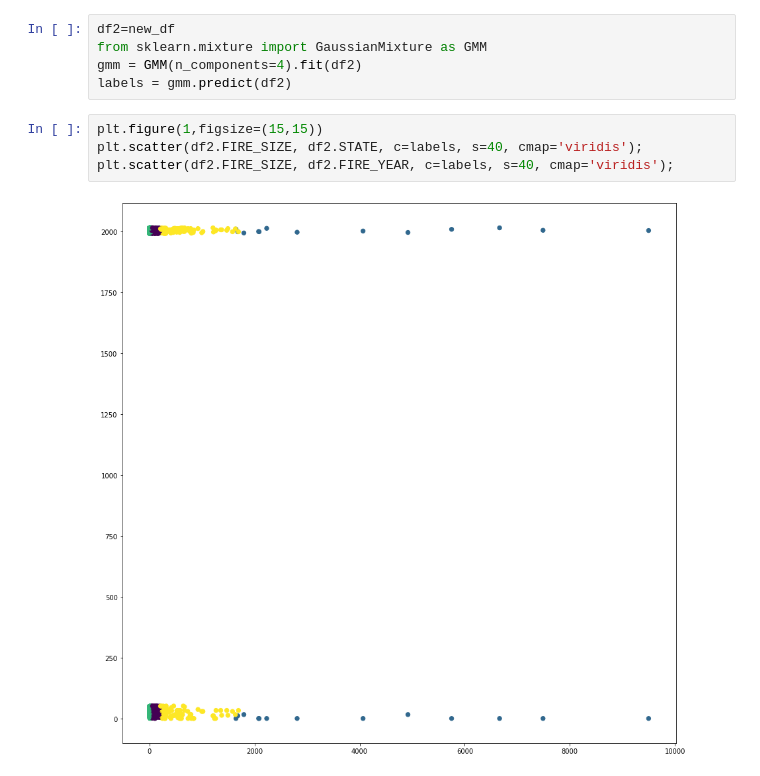
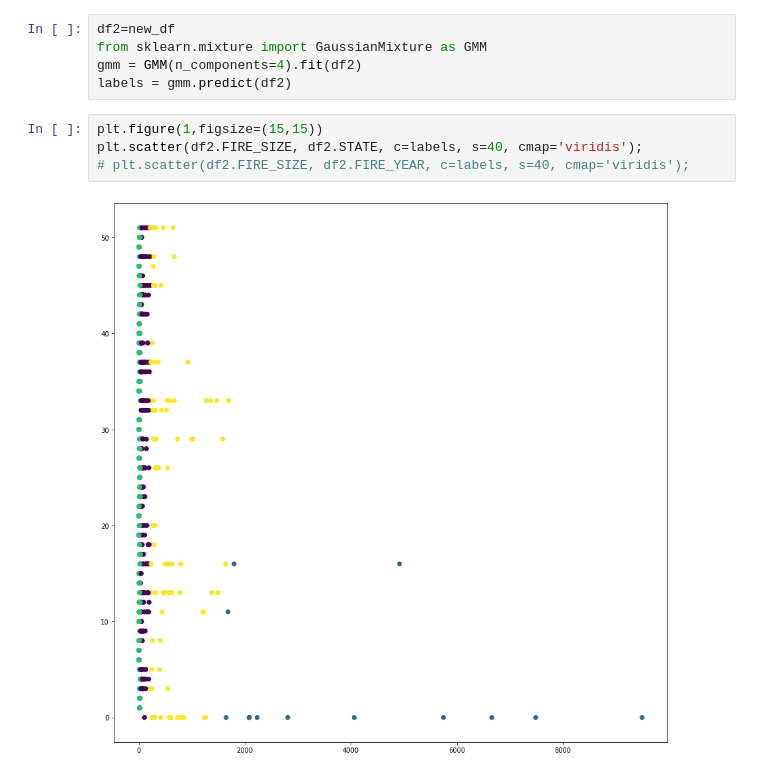
Before and after one commit to chettkulkarni/MachineLearning, a Jupyter notebook: Assignment_GMM.ipynb, the cells around one changed output. Drawn from its saved outputs; the diff is of its cells as text.

```diff
--- a/Assignment_GMM.ipynb
+++ b/Assignment_GMM.ipynb
@@ -108,6 +108,6 @@ labels = gmm.predict(df2)
 # %%
 plt.figure(1,figsize=(15,15))
 plt.scatter(df2.FIRE_SIZE, df2.STATE, c=labels, s=40, cmap='viridis');
-plt.scatter(df2.FIRE_SIZE, df2.FIRE_YEAR, c=labels, s=40, cmap='viridis');
+# plt.scatter(df2.FIRE_SIZE, df2.FIRE_YEAR, c=labels, s=40, cmap='viridis');
 # %% [output]
-[figure, old version]
+[figure, new version]
```
Also changed, not shown: parts of 1 cell of this notebook.
